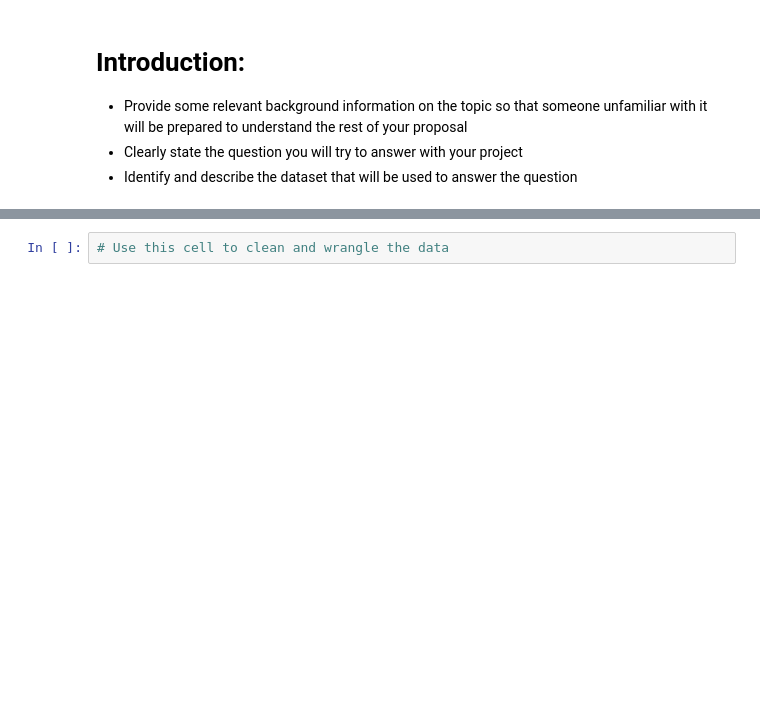
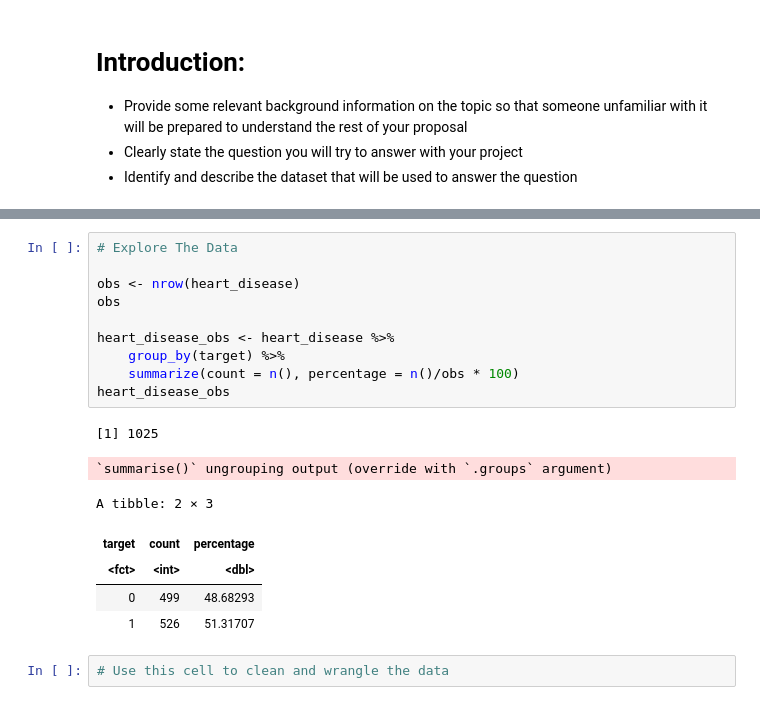
Before and after one commit to sadia-kd/DSCI-Project, a Jupyter notebook: Proposal.ipynb, the cells around one changed output, grey strips where cells are left out. Cells and saved outputs as stored; diff of their text form; blank space fills up the shorter version.

```diff
--- a/Proposal.ipynb
+++ b/Proposal.ipynb
@@ -56,3 +71,21 @@ A tibble: 6 × 14
+# %%
+# Explore The Data
+
+obs <- nrow(heart_disease)
+obs
+
+heart_disease_obs <- heart_disease %>%
+    group_by(target) %>%
+    summarize(count = n(), percentage = n()/obs * 100)
+heart_disease_obs
+# %% [output]
+[1] 1025
+`summarise()` ungrouping output (override with `.groups` argument)
+A tibble: 2 × 3
+| target | count | percentage |
+| <fct> | <int> | <dbl> |
+| 0 | 499 | 48.68293 |
+| 1 | 526 | 51.31707 |
 # %%
 # Use this cell to clean and wrangle the data
 # %%
```
Also changed, not shown: parts of 7 cells of this notebook.
